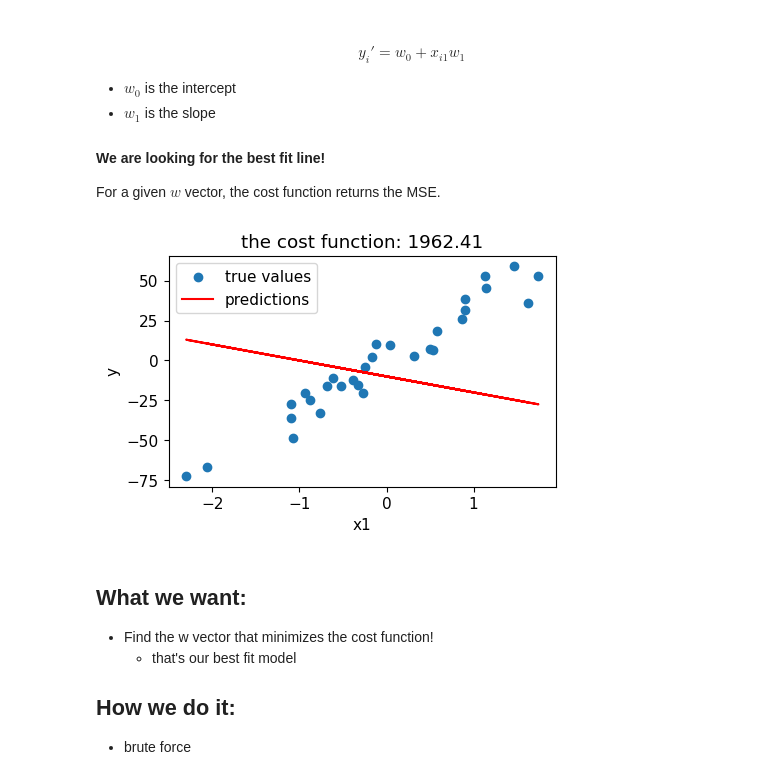
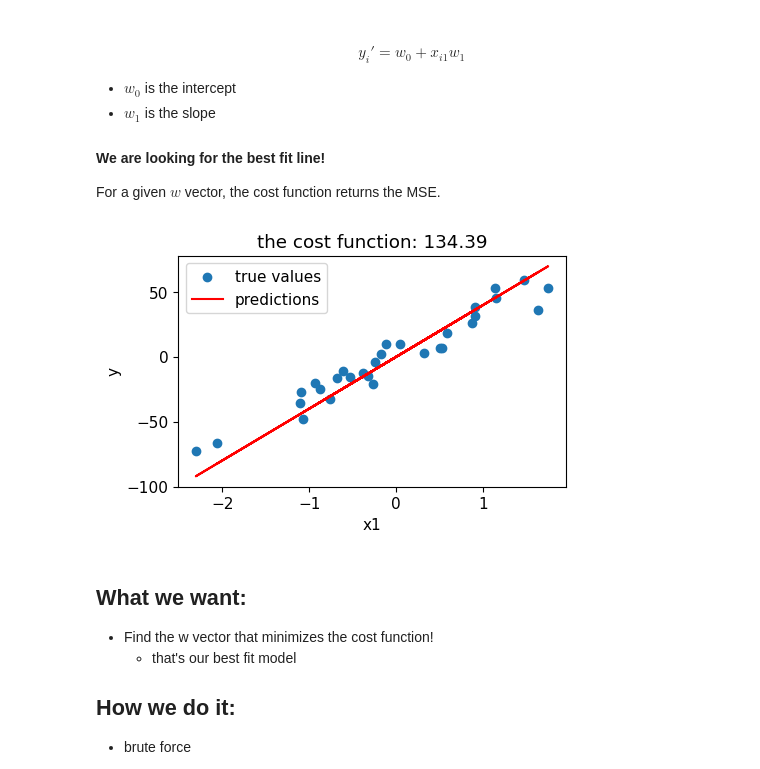
Before and after one commit to BrownDSI/DATA1030-Fall2023, a Jupyter notebook: week6 - supervised ML algos/linreg_logreg.ipynb, the cells around one changed output. Drawn from its saved outputs; the diff is of its cells as text; code cells hidden in the pictures.

```diff
--- a/week6 - supervised ML algos/linreg_logreg.ipynb
+++ b/week6 - supervised ML algos/linreg_logreg.ipynb
@@ -193,19 +193,19 @@ def cost_function(X,y_true,w):
 
 For a given $w$ vector, the cost function returns the MSE.
 # %%
-w = [-10,-10] # intercept is w[0], the slope is w[1]
+w = [0,40] # intercept is w[0], the slope is w[1]
 
 plt.figure(figsize=(5,3))
 plt.scatter(df['x1'],df['y'],label='true values')
 plt.plot(df['x1'],predict(df['x1'].values[:,np.newaxis],w),label='predictions',color='r')
 plt.title('the cost function: '+str(np.around(cost_function(df['x1'].values[:,np.newaxis],df['y'],w),2)))
 plt.xlabel('x1')
 plt.ylabel('y')
 plt.legend()
 plt.savefig('figures/line_fit.png',dpi=300)
 plt.show()
 # %% [output]
-[figure, old version]
+[figure, new version]
 # %% [markdown]
 ## What we want:
 - Find the w vector that minimizes the cost function!
```
Also changed, not shown: 6 other files.
